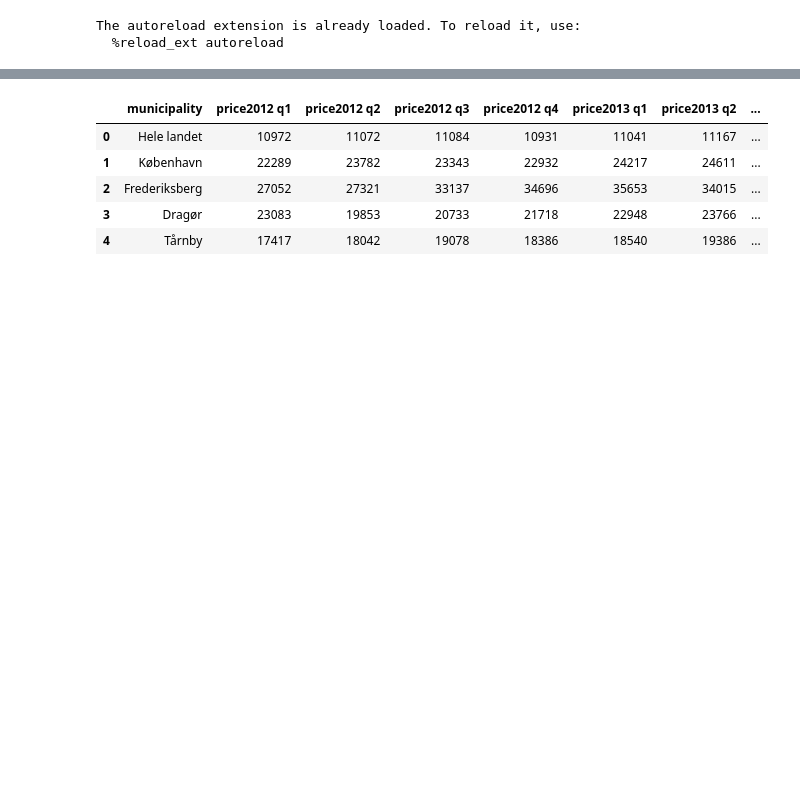
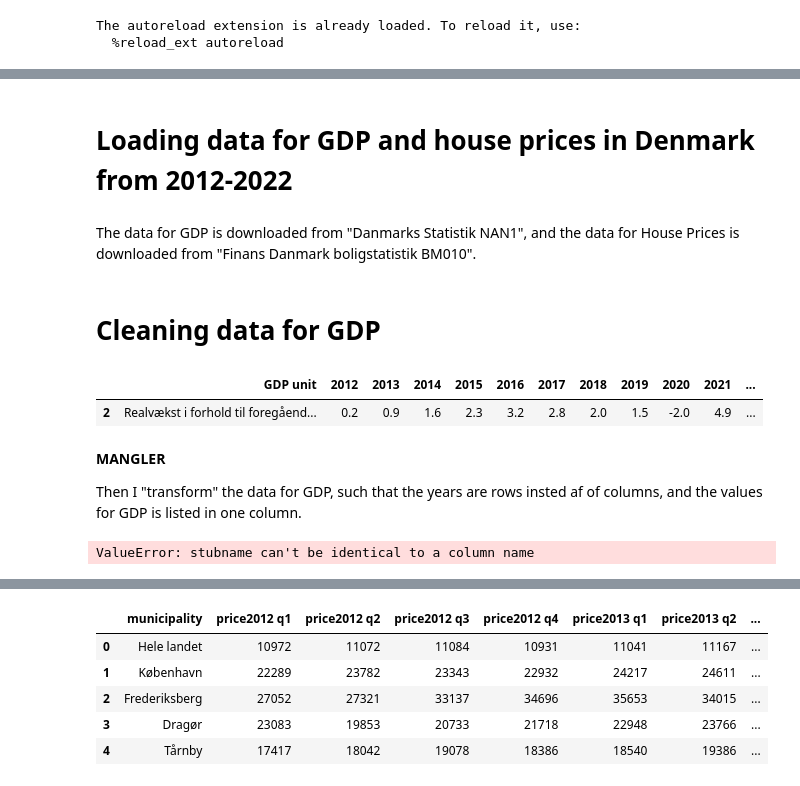
Before and after one commit to NumEconCopenhagen/projects-2023-lnp953, a Jupyter notebook: dataproject/dataproject.ipynb, the cells around one changed output, grey strips where cells are left out. Saved outputs shown, nothing was run; the diff lists cells and outputs as text; code cells hidden in the pictures; blank space fills up the shorter version.

```diff
--- a/dataproject/dataproject.ipynb
+++ b/dataproject/dataproject.ipynb
@@ -31 +29,5 @@ The autoreload extension is already loaded. To reload it, use:
+# %% [markdown]
+# Loading data for GDP and house prices in Denmark from 2012-2022
+# %% [markdown]
+The data for GDP is downloaded from "Danmarks Statistik NAN1", and the data for House Prices is downloaded from "Finans Danmark boligstatistik BM010".
 # %%
@@ -36,0 +39,51 @@ df_hp = pd.read_excel('Houseprices.xlsx', skiprows=2)
+# %% [markdown]
+# Cleaning data for GDP
+# %%
+#Cleaning data for GDP
+
+#Giving a column title for the different units for GDP:
+df_gdp.rename(columns={'Unnamed: 1': 'GDP unit'}, inplace=True)
+
+#Removing the columns that is not used
+del df_gdp['Unnamed: 0']
+
+#Only keeping the GDP growth values
+I = df_gdp['GDP unit'] == 'Realvækst i forhold til foregående periode (pct.)'
+df_gdp = df_gdp[I]
+
+#Dropping missing values
+df_gdp = df_gdp.dropna()
+
+df_gdp.head()
+# %% [output]
+|  | GDP unit | 2012 | 2013 | 2014 | 2015 | 2016 | 2017 | 2018 | 2019 | 2020 | 2021 | ... |
+| 2 | Realvækst i forhold til foregåend... | 0.2 | 0.9 | 1.6 | 2.3 | 3.2 | 2.8 | 2.0 | 1.5 | -2.0 | 4.9 | ... |
+# %% [markdown]
+**MANGLER**
+
+Then I "transform" the data for GDP, such that the years are rows insted af of columns, and the values for GDP is listed in one column.
+# %%
+# e. convert to long
+df_gdp_long = pd.wide_to_long(df_gdp, stubnames=['2012', '2013', '2014', '2015', '2016', '2017', '2018', '2019', '2020', '2021', '2022'], i='GDP', j='year', sep='_')
+#df_gdp_long.reset_index(inplace=True)
+
+print(df_gdp_long)
+
+# # f. drop missing and convert to float
+# I = prices_long.loc[prices_long.price == '..']
+# prices_long.drop(I.index, inplace=True)
+# prices_long.price = prices_long.price.astype('float')
+
+# # g. create date variable
+# prices_long['d'] = (prices_long.year_quarter.astype(str).str[:4] # grab the year, first four digits
+#           + 'Q' # add the letter Q
+#           + prices_long.year_quarter.astype(str).str[4]) # the quarter (fifth digit)
+# prices_long['date'] = pd.to_datetime(prices_long.d)
+
+# # h. cleanup
+# del prices_long['year_quarter']
+# del prices_long['d']
+
+# prices_long.head()
+# %% [output]
+ValueError: stubname can't be identical to a column name
```
Also changed, not shown: parts of 20 cells of this notebook, 3 other files.
